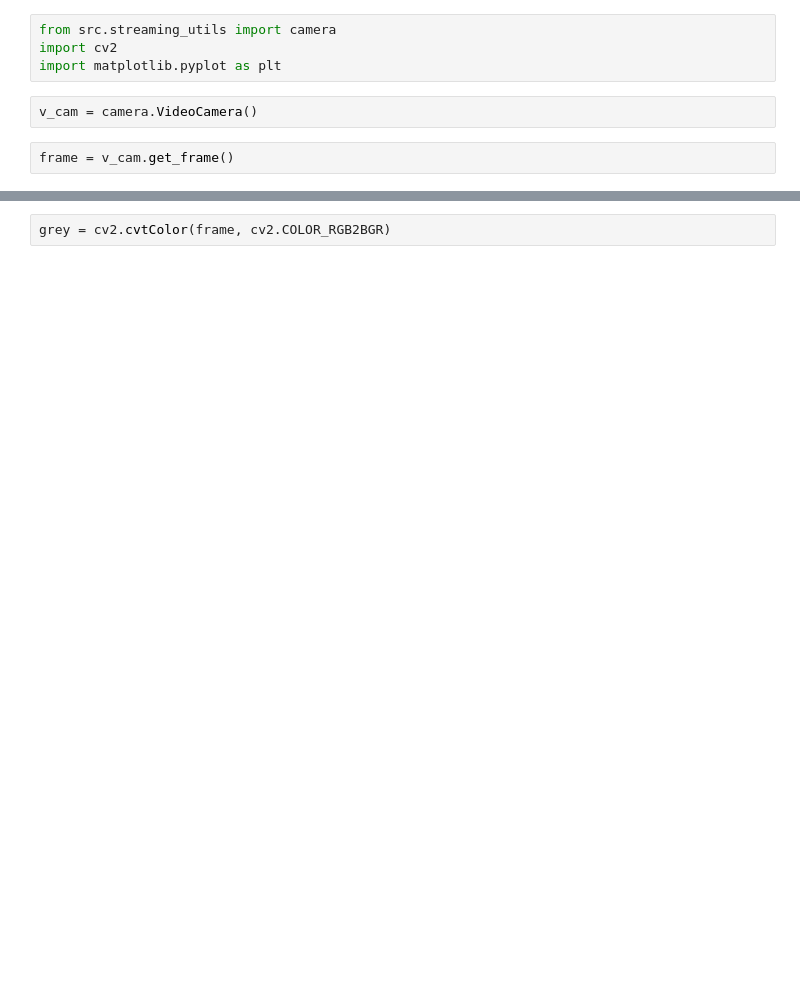
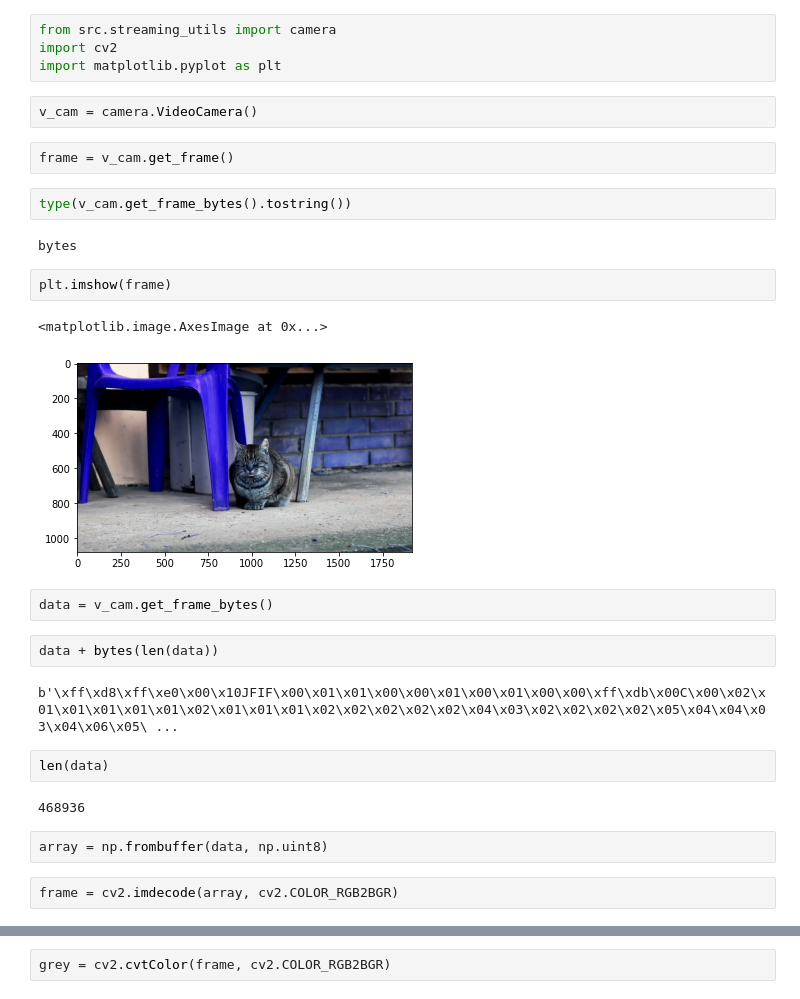
Before and after one commit to evangstav/FlowMonitoringAndAnalysis, a Jupyter notebook: notebooks/Untitled1.ipynb, the cells around one changed output, grey strips where cells are left out. Saved outputs shown, nothing was run; the diff lists cells and outputs as text; blank space fills up the shorter version.

```diff
--- a/notebooks/Untitled1.ipynb
+++ b/notebooks/Untitled1.ipynb
@@ -9,3 +12,26 @@ import matplotlib.pyplot as plt
 v_cam = camera.VideoCamera()
 # %%
 frame = v_cam.get_frame()
+# %%
+type(v_cam.get_frame_bytes().tostring())
+# %% [output]
+bytes
+# %%
+plt.imshow(frame)
+# %% [output]
+<matplotlib.image.AxesImage at 0x...>
+[figure, added]
+# %%
+data = v_cam.get_frame_bytes()
+# %%
+data + bytes(len(data))
+# %% [output]
+b'\xff\xd8\xff\xe0\x00\x10JFIF\x00\x01\x01\x00\x00\x01\x00\x01\x00\x00\xff\xdb\x00C\x00\x02\x01\x01\x01\x01\x01\x02\x01\x01\x01\x02\x02\x02\x02\x02\x04\x03\x02\x02\x02\x02\x05\x04\x04\x03\x04\x06\x05\ ...
+# %%
+len(data)
+# %% [output]
+468936
+# %%
+array = np.frombuffer(data, np.uint8)
+# %%
+frame = cv2.imdecode(array, cv2.COLOR_RGB2BGR)
```
Also changed, not shown: parts of 7 cells of this notebook, 6 other files.
